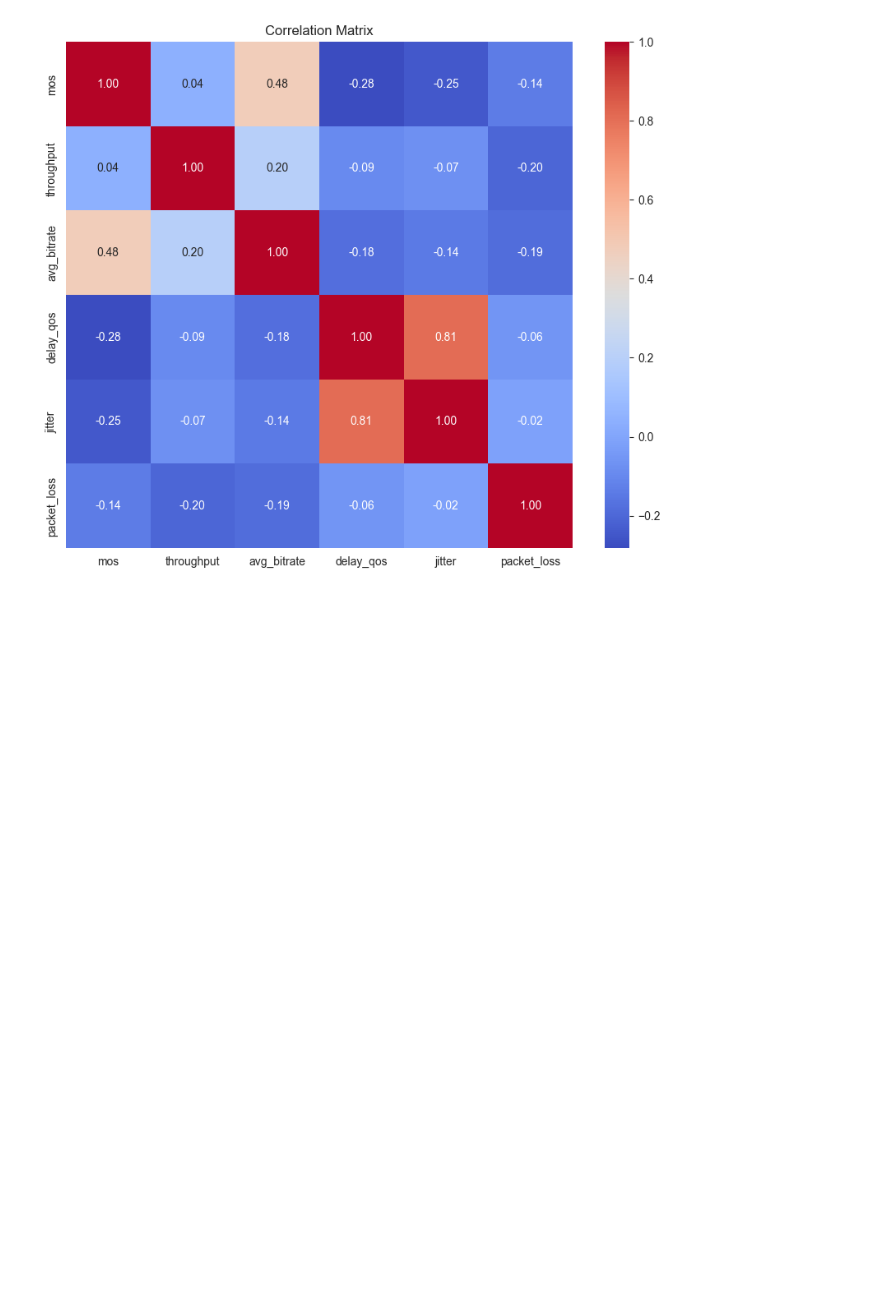
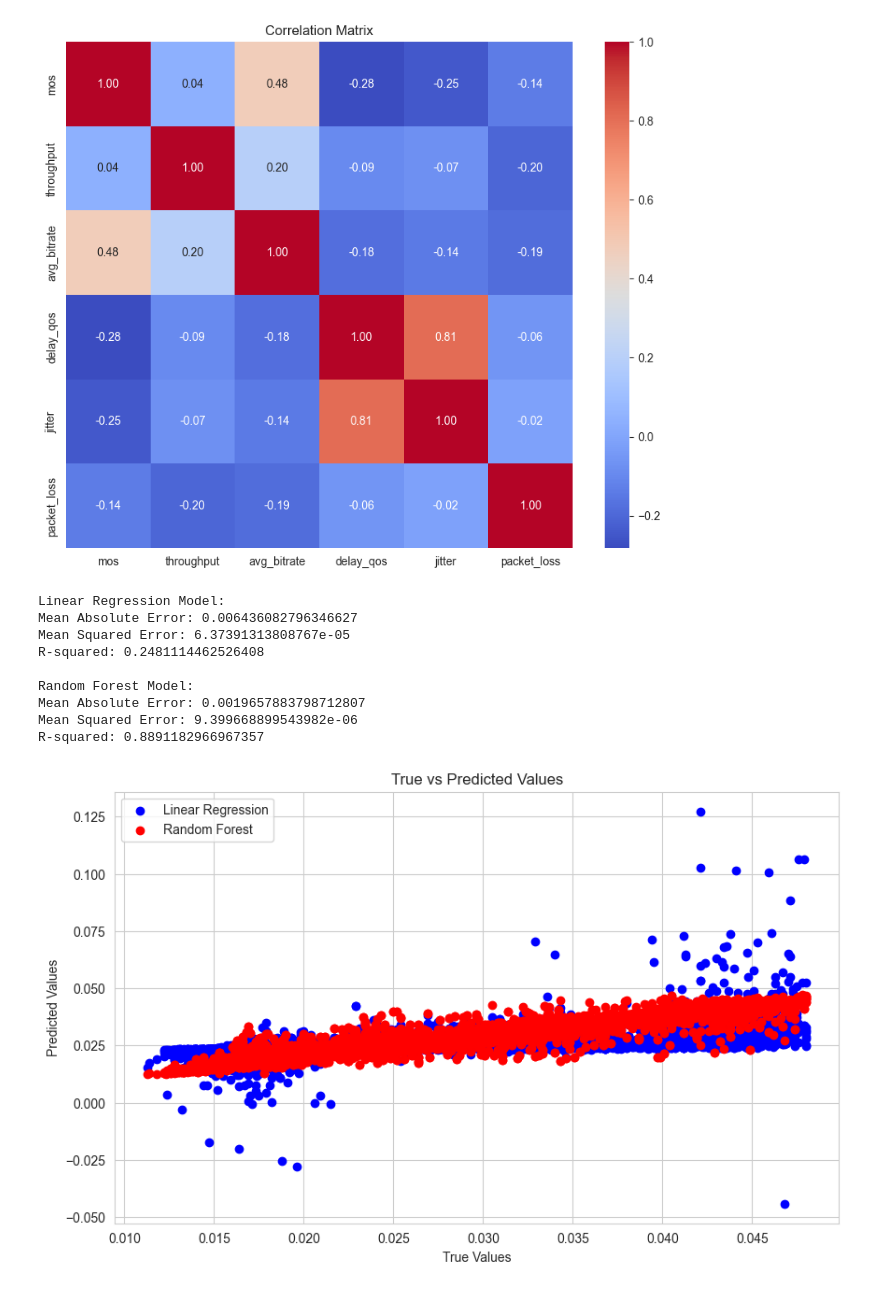
Before and after one commit to zazou-git86/MOS_QOE_Selenium, a Jupyter notebook: MOS_QOE_Selenium.ipynb, the cells around one changed output. Saved outputs shown, nothing was run; the diff lists cells and outputs as text; code cells hidden in the pictures; blank space fills up the shorter version.

Commit message:
Two models trained and tested : LR and RF Regression

```diff
--- a/MOS_QOE_Selenium.ipynb
+++ b/MOS_QOE_Selenium.ipynb
@@ -257,4 +257,53 @@ from sklearn.ensemble import RandomForestRegressor
 from sklearn.metrics import mean_squared_error, r2_score, mean_absolute_error
 from sklearn.preprocessing import normalize
 # %%
-# Train
+# Train model
+X = data.drop('mos', axis=1)
+
+X = data[['delay_qos','avg_bitrate','jitter', 'throughput','packet_loss']]
+y = data['mos']
+
+X = normalize(X)
+
+X_train, X_test, y_train, y_test = train_test_split(X, y, test_size=0.2, random_state=42)
+
+
+lr = LinearRegression()
+lr.fit(X_train, y_train)
+
+rf = RandomForestRegressor()
+rf.fit(X_train, y_train)
+
+# Make predictions
+y_pred_lr = lr.predict(X_test)
+y_pred_rf = rf.predict(X_test)
+
+# Evaluate the models
+print("Linear Regression Model:")
+print("Mean Absolute Error:", mean_absolute_error(y_test, y_pred_lr))
+print("Mean Squared Error:", mean_squared_error(y_test, y_pred_lr))
+print("R-squared:", r2_score(y_test, y_pred_lr))
+print("\nRandom Forest Model:")
+print("Mean Absolute Error:", mean_absolute_error(y_test, y_pred_rf))
+print("Mean Squared Error:", mean_squared_error(y_test, y_pred_rf))
+print("R-squared:", r2_score(y_test, y_pred_rf))
+# Plotting the predictions
+plt.figure(figsize=(10, 6))
+plt.scatter(y_test, y_pred_lr, color='blue', label='Linear Regression')
+plt.scatter(y_test, y_pred_rf, color='red', label='Random Forest')
+plt.xlabel('True Values')
+plt.ylabel('Predicted Values')
+plt.title('True vs Predicted Values')
+plt.legend()
+plt.show()
+# %% [output]
+Linear Regression Model:
+Mean Absolute Error: 0.006436082796346627
+Mean Squared Error: 6.37391313808767e-05
+R-squared: 0.2481114462526408
+
+Random Forest Model:
+Mean Absolute Error: 0.0019657883798712807
+Mean Squared Error: 9.399668899543982e-06
+R-squared: 0.8891182966967357
+[figure, added]
```
